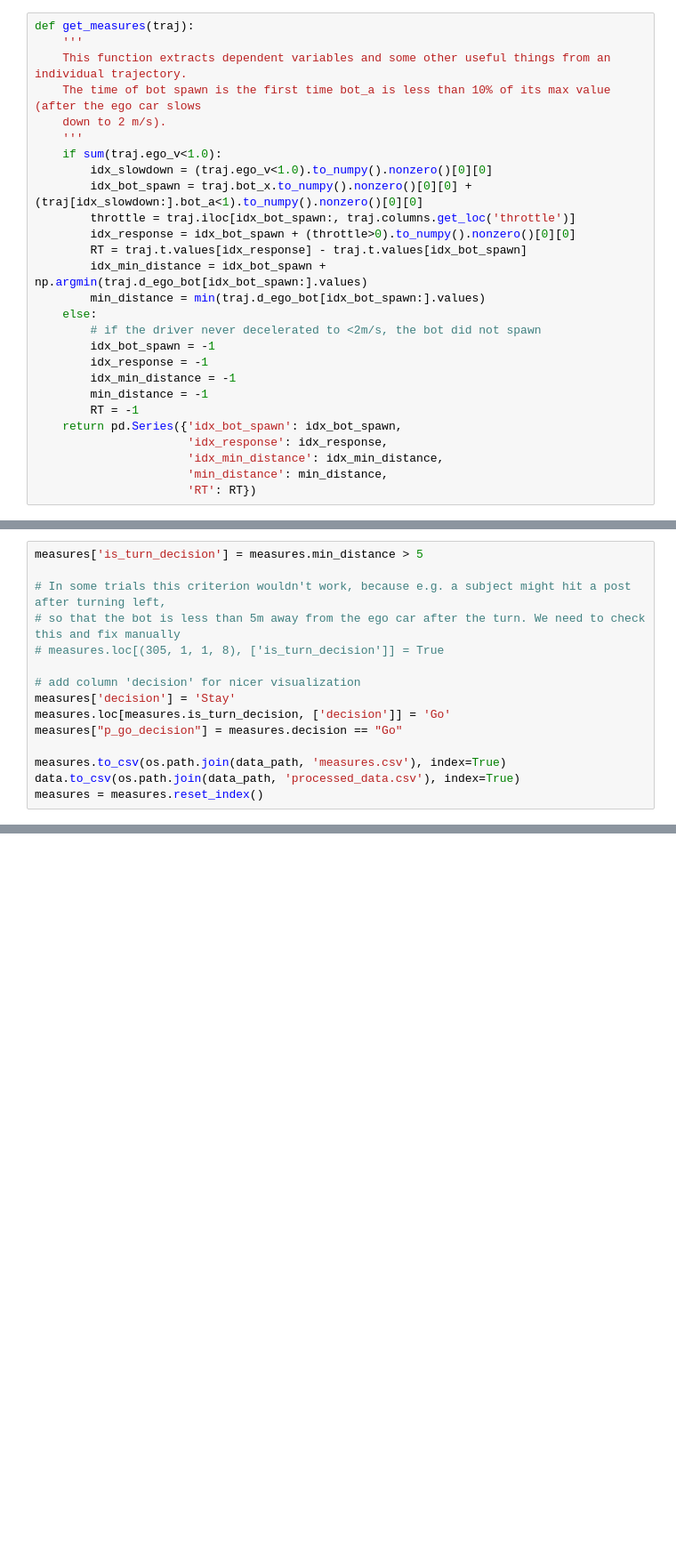
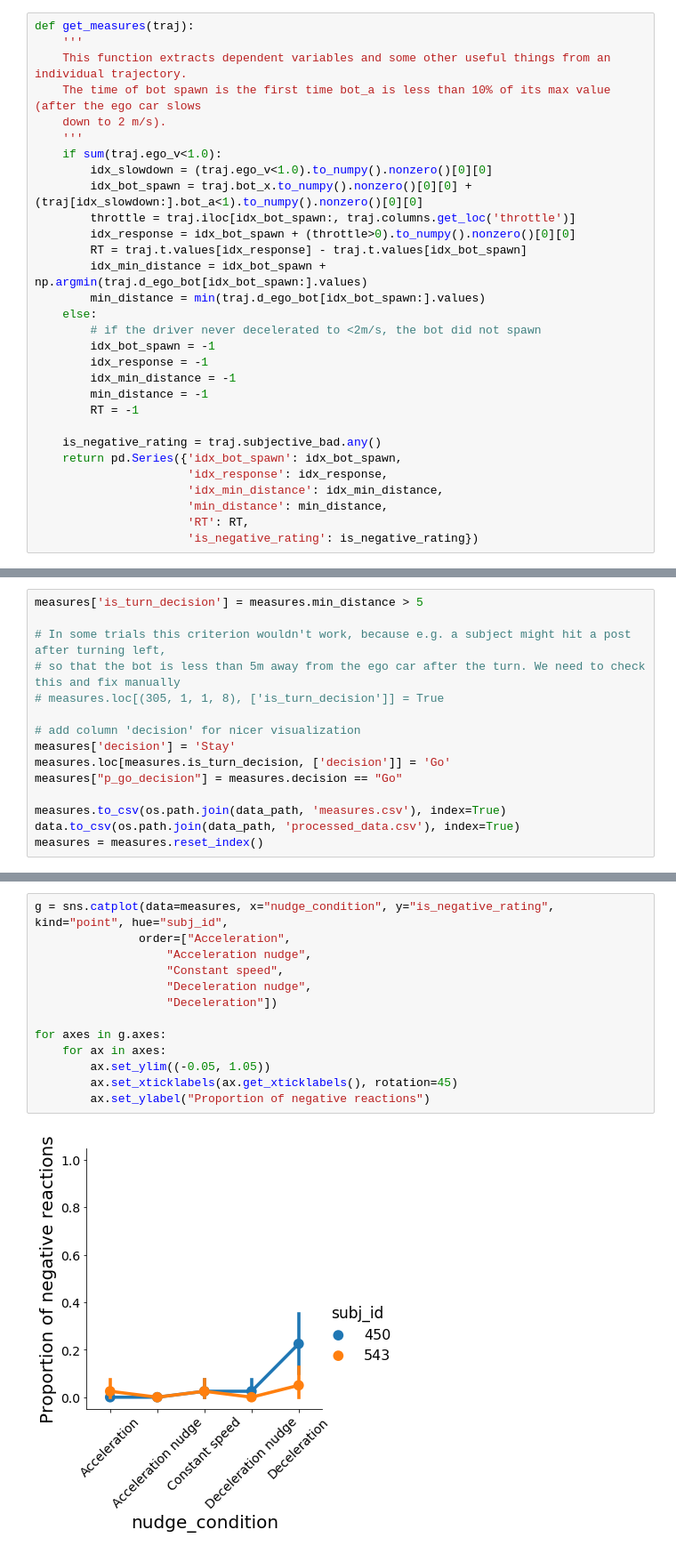
Before and after one commit to tud-hri/nudging-humans-in-traffic, a Jupyter notebook: data_analysis/experiment1-3d-preprocessing.ipynb, the cells around one changed output, grey strips where cells are left out. Shown at 89% size. Drawn from its saved outputs; the diff is of its cells as text; blank space fills up the shorter version.

```diff
--- a/data_analysis/experiment1-3d-preprocessing.ipynb
+++ b/data_analysis/experiment1-3d-preprocessing.ipynb
@@ -50,11 +62,14 @@ def get_measures(traj):
         idx_min_distance = -1
         min_distance = -1
         RT = -1
+
+    is_negative_rating = traj.subjective_bad.any()
     return pd.Series({'idx_bot_spawn': idx_bot_spawn,
                       'idx_response': idx_response,
                       'idx_min_distance': idx_min_distance,
                       'min_distance': min_distance,
-                      'RT': RT})
+                      'RT': RT,
+                      'is_negative_rating': is_negative_rating})
 # %%
 def get_data(data_file='raw_data_merged.txt'):
     data = pd.read_csv(data_file, sep='\t', index_col=['subj_id', 'session', 'route', 'intersection_no'])
@@ -151,3 +154,18 @@ measures = measures.reset_index()
+# %%
+g = sns.catplot(data=measures, x="nudge_condition", y="is_negative_rating", kind="point", hue="subj_id",
+               order=["Acceleration",
+                   "Acceleration nudge",
+                   "Constant speed",
+                   "Deceleration nudge",
+                   "Deceleration"])
+
+for axes in g.axes:
+    for ax in axes:
+        ax.set_ylim((-0.05, 1.05))
+        ax.set_xticklabels(ax.get_xticklabels(), rotation=45)
+        ax.set_ylabel("Proportion of negative reactions")
+# %% [output]
+[figure, added]
 # %%
 g = sns.catplot(data=measures, x="nudge_condition", y="p_go_decision",
                 row="subj_id", col="tta_condition", kind="point",
```
Also changed, not shown: parts of 3 cells of this notebook.
